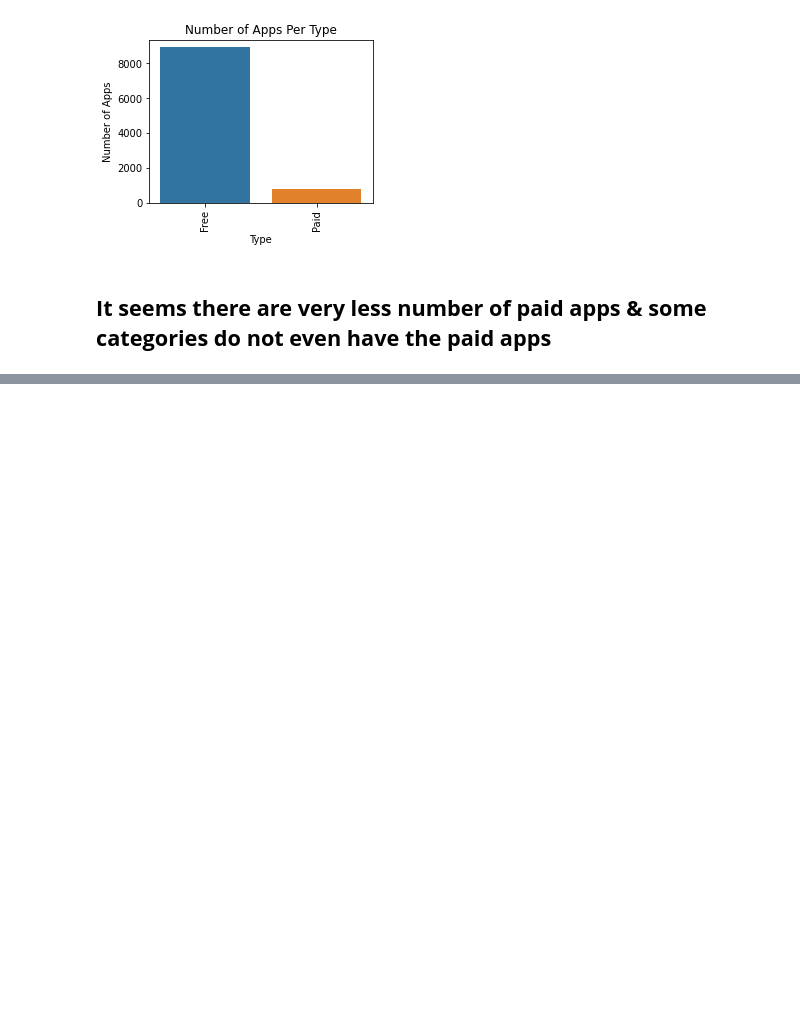
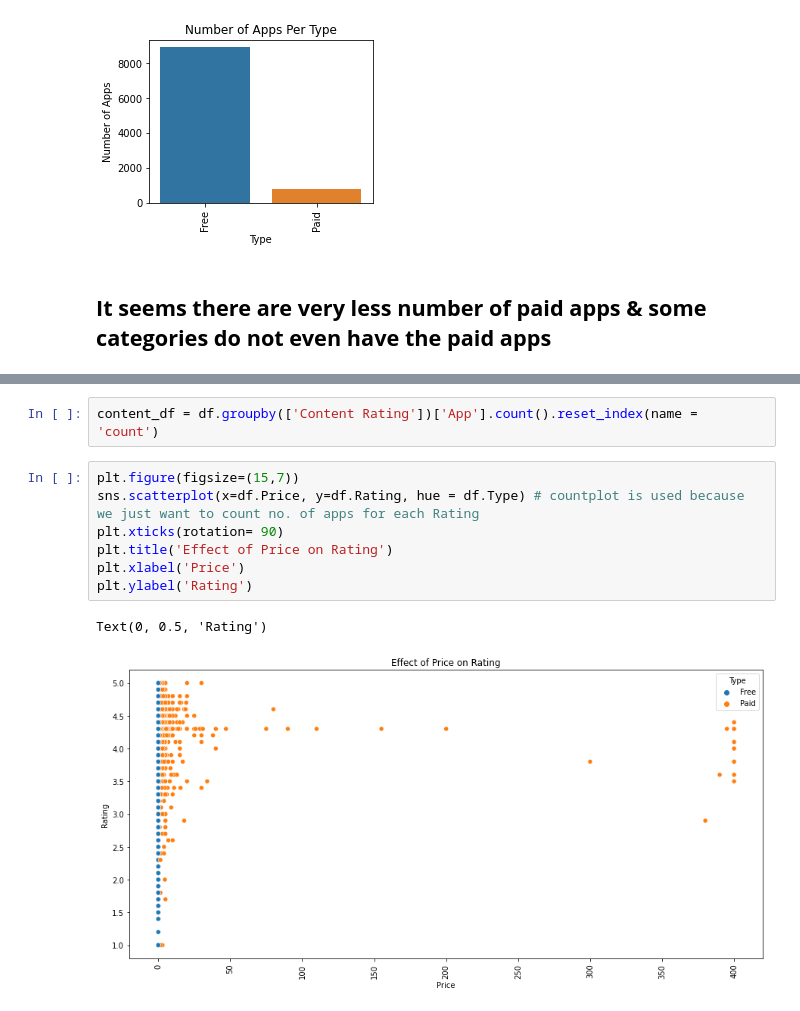
Before and after one commit to SurajSP99/Play_Store_App_Review_Data_Analysis, a Jupyter notebook: Play_Store_App_Review_Analysis_Capstone_Project.ipynb, the cells around one changed output, grey strips where cells are left out. Cells and saved outputs as stored; diff of their text form; blank space fills up the shorter version.

```diff
--- a/Play_Store_App_Review_Analysis_Capstone_Project.ipynb
+++ b/Play_Store_App_Review_Analysis_Capstone_Project.ipynb
@@ -602,0 +619,12 @@ Text(0, 0.5, 'Number of Apps')
+# %%
+content_df = df.groupby(['Content Rating'])['App'].count().reset_index(name = 'count')
+# %%
+plt.figure(figsize=(15,7))
+sns.scatterplot(x=df.Price, y=df.Rating, hue = df.Type) # countplot is used because we just want to count no. of apps for each Rating
+plt.xticks(rotation= 90)
+plt.title('Effect of Price on Rating')
+plt.xlabel('Price')
+plt.ylabel('Rating')
+# %% [output]
+Text(0, 0.5, 'Rating')
+[figure, added]
```
Also changed, not shown: parts of 5 cells of this notebook.
